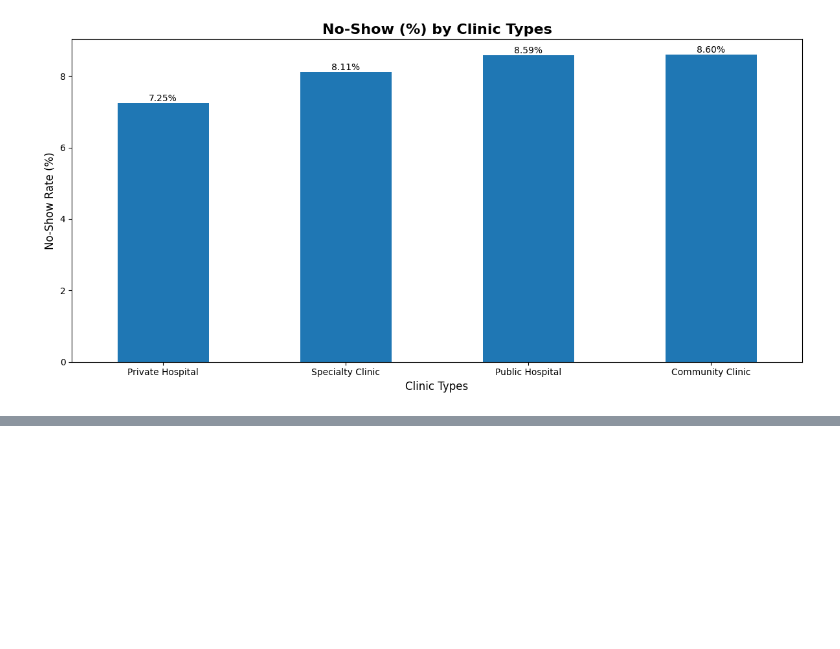
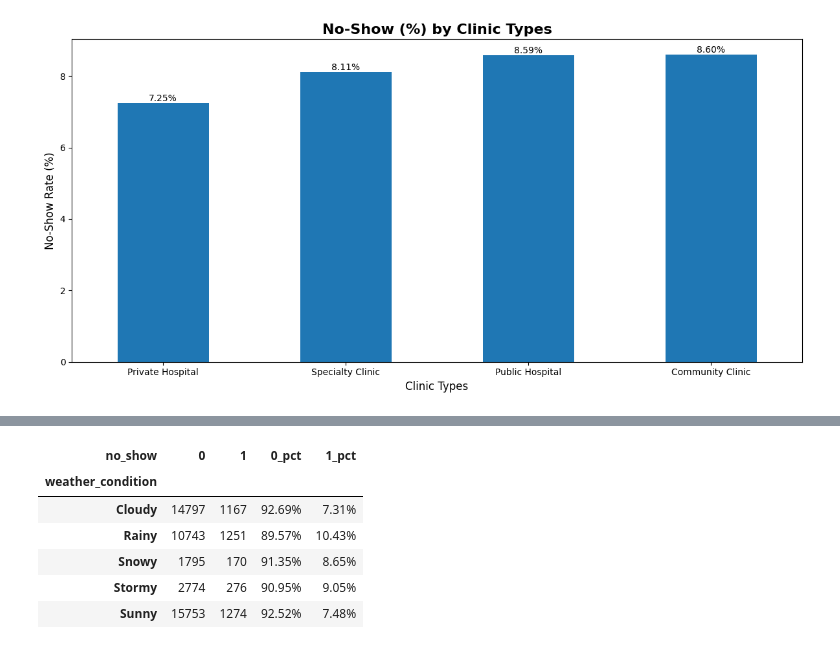
Before and after one commit to akashcstech/Health_Care_No_Show_Data_Analysis, a Jupyter notebook: Data_clean.ipynb, the cells around one changed output, grey strips where cells are left out. Drawn from its saved outputs; the diff is of its cells as text; code cells hidden in the pictures; blank space fills up the shorter version.

```diff
--- a/Data_clean.ipynb
+++ b/Data_clean.ipynb
@@ -1756,0 +1766,15 @@ plt.show()
+# %%
+wcnss = pd.crosstab(cdf['weather_condition'], pdf['no_show'], normalize='index') * 100
+wcns[['0_pct','1_pct']] = wcnss.round(2)
+wcns
+view_wcns = wcns.copy()
+view_wcns[['0_pct','1_pct']] = view_wcns[['0_pct','1_pct']].astype(str) + '%'
+view_wcns
+# %% [output]
+| no_show | 0 | 1 | 0_pct | 1_pct |
+| weather_condition |  |  |  |  |
+| Cloudy | 14797 | 1167 | 92.69% | 7.31% |
+| Rainy | 10743 | 1251 | 89.57% | 10.43% |
+| Snowy | 1795 | 170 | 91.35% | 8.65% |
+| Stormy | 2774 | 276 | 90.95% | 9.05% |
+| Sunny | 15753 | 1274 | 92.52% | 7.48% |
```
Also changed, not shown: parts of 4 cells of this notebook, 1 other file.
